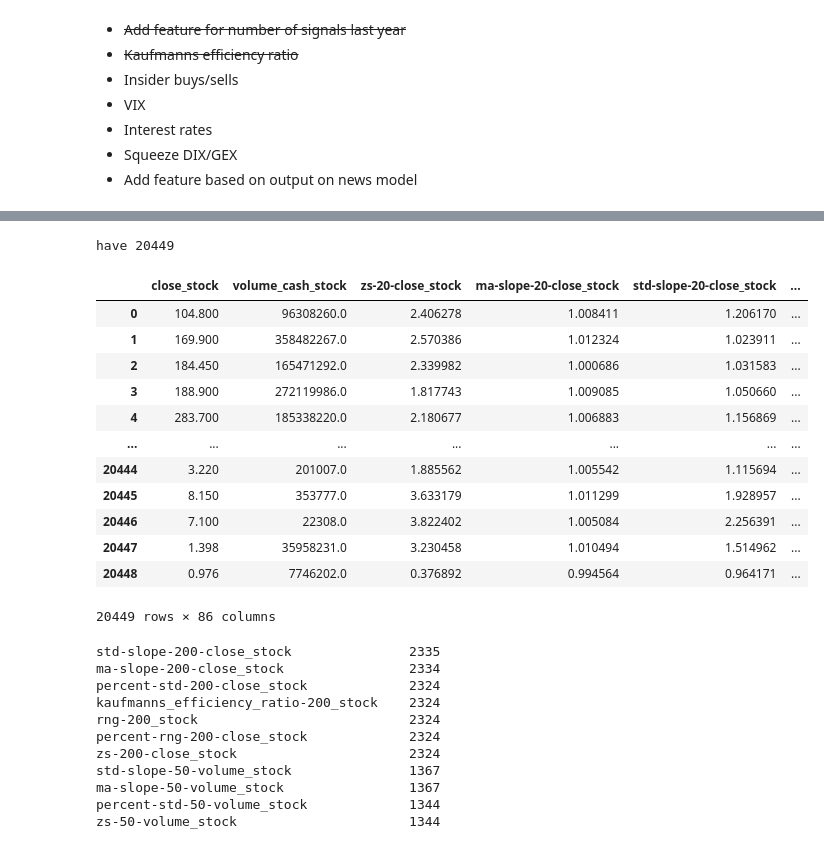
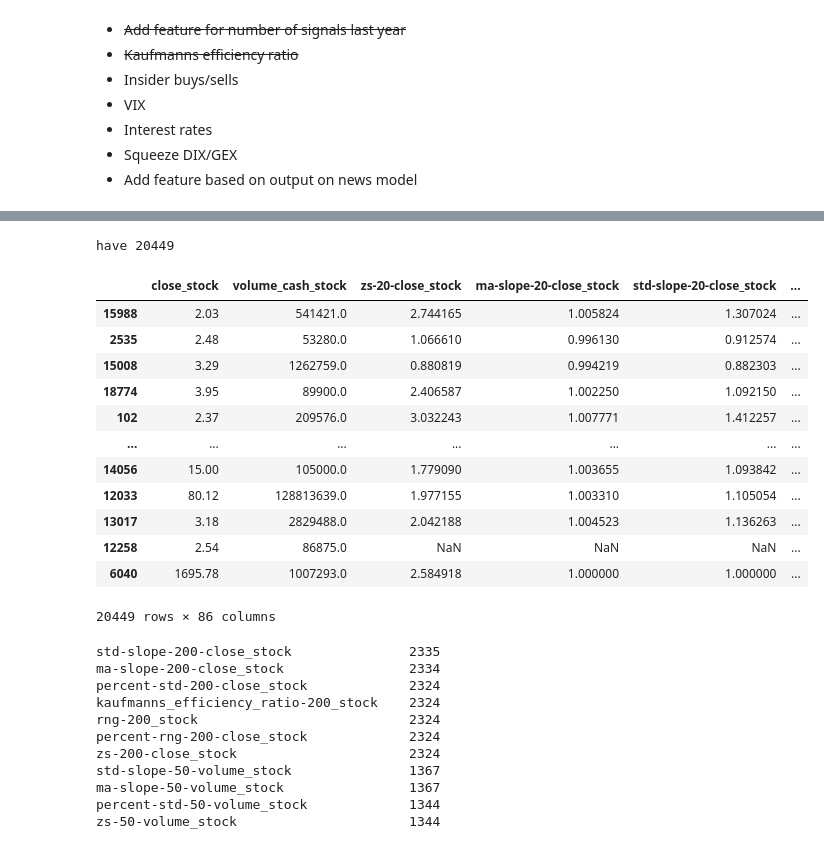
Before and after one commit to karatekaneen/stocky-ml, a Jupyter notebook: stockytrades.ipynb, the cells around one changed output, grey strips where cells are left out. Cells and saved outputs as stored; diff of their text form; code cells hidden in the pictures.

```diff
--- a/stockytrades.ipynb
+++ b/stockytrades.ipynb
@@ -306,44 +304,45 @@ try:
 except:
   print('Failed to read file')
   docs = db.collection('trades').stream()
 
   for doc in docs:
     print('starting', doc.id)
     stockdf = get_price_data(doc.id)
     tradedf =  get_trade_data(doc)
     merged_df = pd.merge(stockdf, omxdf, on='date', suffixes=('_stock', '_omx'))
     merged_df = pd.merge(merged_df, merge_index_stock_df(omxdf, stockdf), on='date')
 
 
     # merged_df = pd.merge(merged_df, tradedf, on='date', suffixes=('_1', '_2'))
     merged_df = pd.merge(merged_df, tradedf, on='date')
     merged_df.drop(columns=['owners'], inplace = True, errors='ignore')
 
     df = pd.concat([df, merged_df], ignore_index=True)
 
   # Save the file so we dont have to next time
   # Drop problematic columns.
   df.to_csv('stockytrades.csv')
 
+df = df.sort_values(by=['date'], ascending=False)
 df.drop(columns=unwanted_columns, inplace=True, errors='ignore')
 
 
 print("have", len(df))
 df
 # %% [output]
 have 20449
 |  | close_stock | volume_cash_stock | zs-20-close_stock | ma-slope-20-close_stock | std-slope-20-close_stock | ... |
-| 0 | 104.800 | 96308260.0 | 2.406278 | 1.008411 | 1.206170 | ... |
-| 1 | 169.900 | 358482267.0 | 2.570386 | 1.012324 | 1.023911 | ... |
-| 2 | 184.450 | 165471292.0 | 2.339982 | 1.000686 | 1.031583 | ... |
-| 3 | 188.900 | 272119986.0 | 1.817743 | 1.009085 | 1.050660 | ... |
-| 4 | 283.700 | 185338220.0 | 2.180677 | 1.006883 | 1.156869 | ... |
+| 15988 | 2.03 | 541421.0 | 2.744165 | 1.005824 | 1.307024 | ... |
+| 2535 | 2.48 | 53280.0 | 1.066610 | 0.996130 | 0.912574 | ... |
+| 15008 | 3.29 | 1262759.0 | 0.880819 | 0.994219 | 0.882303 | ... |
+| 18774 | 3.95 | 89900.0 | 2.406587 | 1.002250 | 1.092150 | ... |
+| 102 | 2.37 | 209576.0 | 3.032243 | 1.007771 | 1.412257 | ... |
 | ... | ... | ... | ... | ... | ... | ... |
-| 20444 | 3.220 | 201007.0 | 1.885562 | 1.005542 | 1.115694 | ... |
-| 20445 | 8.150 | 353777.0 | 3.633179 | 1.011299 | 1.928957 | ... |
-| 20446 | 7.100 | 22308.0 | 3.822402 | 1.005084 | 2.256391 | ... |
-| 20447 | 1.398 | 35958231.0 | 3.230458 | 1.010494 | 1.514962 | ... |
-| 20448 | 0.976 | 7746202.0 | 0.376892 | 0.994564 | 0.964171 | ... |
+| 14056 | 15.00 | 105000.0 | 1.779090 | 1.003655 | 1.093842 | ... |
+| 12033 | 80.12 | 128813639.0 | 1.977155 | 1.003310 | 1.105054 | ... |
+| 13017 | 3.18 | 2829488.0 | 2.042188 | 1.004523 | 1.136263 | ... |
+| 12258 | 2.54 | 86875.0 | NaN | NaN | NaN | ... |
+| 6040 | 1695.78 | 1007293.0 | 2.584918 | 1.000000 | 1.000000 | ... |
 20449 rows × 86 columns
 # %%
 df.isnull().sum().sort_values(ascending=False)
```
Also changed, not shown: parts of 22 cells of this notebook, 9 other files.
